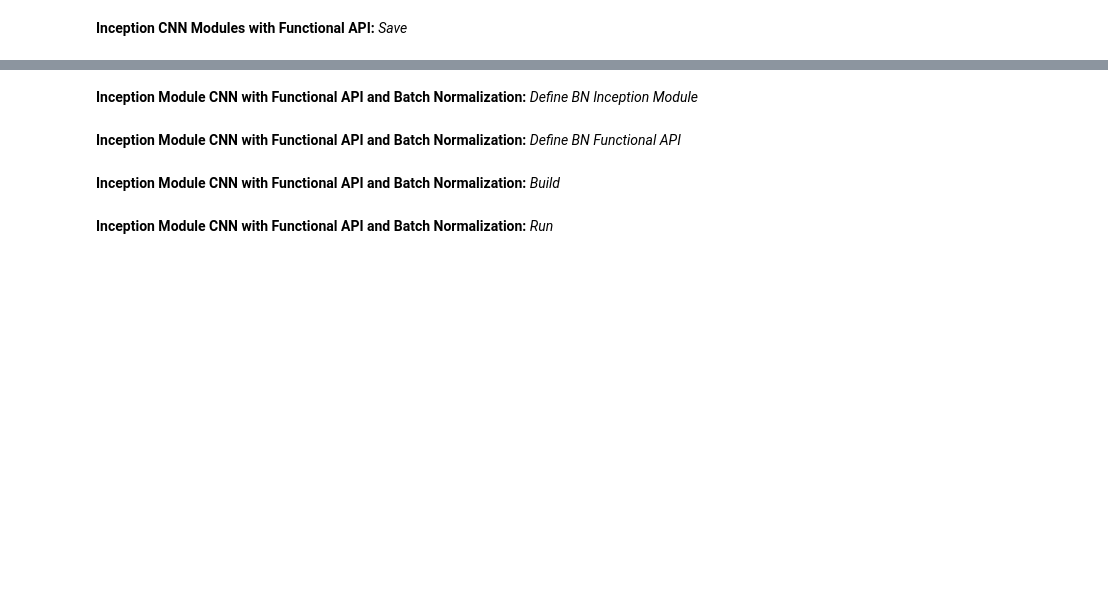
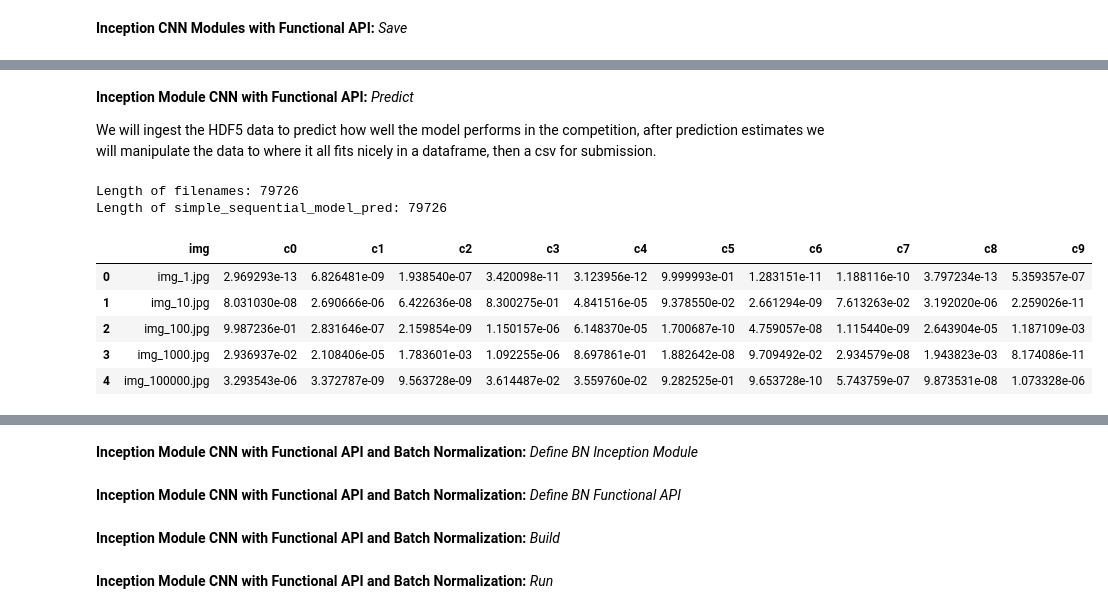
Before and after one commit to showmalley/code_portfolio, a Jupyter notebook: Python -- Deep Learning/Deep_Learning_Distracted_Driving_Image_Recognition.ipynb, the cells around one changed output, grey strips where cells are left out. Drawn from its saved outputs; the diff is of its cells as text; code cells hidden in the pictures; blank space fills up the shorter version.

```diff
--- a/Python -- Deep Learning/Deep_Learning_Distracted_Driving_Image_Recognition.ipynb
+++ b/Python -- Deep Learning/Deep_Learning_Distracted_Driving_Image_Recognition.ipynb
@@ -520,7 +548,7 @@ __Inception Module CNN with Functional API:__ _Run_
 # %%
 # Fit Model
 t0=time.time()
-history = model.fit(X_train, Y_train, validation_split = 0.25, epochs=25, batch_size=200, verbose=2)
+history = model.fit(X_train, Y_train, validation_split = 0.25, epochs=15, batch_size=200, verbose=2)
 t1=time.time()
 print(t1-t0," seconds")
 # %% [output]
@@ -565,0 +601,4 @@ print("Saved model to disk")
+# %% [markdown]
+__Inception Module CNN with Functional API:__ _Predict_
+
+We will ingest the HDF5 data to predict how well the model performs in the competition, after prediction estimates we will manipulate the data to where it all fits nicely in a dataframe, then a csv for submission.
@@ -565,0 +608,28 @@ print("Saved model to disk")
+# %%
+best_model_pred = model.predict(X_Final_Test)
+# %%
+pred_names = ['c0','c1','c2','c3','c4','c5','c6','c7','c8','c9']
+
+pred_filenames_df = pd.read_csv("pred_filenames.csv")
+pred_filenames = list(pred_filenames_df.iloc[:,1])
+# %%
+print("Length of filenames: " + str(len(pred_filenames)))
+print("Length of simple_sequential_model_pred: " + str(best_model_pred.shape[0]))
+# %% [output]
+Length of filenames: 79726
+Length of simple_sequential_model_pred: 79726
+# %%
+best_model_pred_df = pd.DataFrame(best_model_pred,
+                                               index = pred_filenames,
+                                               columns = pred_names)
+
+best_model_pred_df = best_model_pred_df.reset_index()
+best_model_pred_df.rename(columns={'index': 'img'}, inplace=True)
+best_model_pred_df.head()
+# %% [output]
+|  | img | c0 | c1 | c2 | c3 | c4 | c5 | c6 | c7 | c8 | c9 |
+| 0 | img_1.jpg | 2.969293e-13 | 6.826481e-09 | 1.938540e-07 | 3.420098e-11 | 3.123956e-12 | 9.999993e-01 | 1.283151e-11 | 1.188116e-10 | 3.797234e-13 | 5.359357e-07 |
+| 1 | img_10.jpg | 8.031030e-08 | 2.690666e-06 | 6.422636e-08 | 8.300275e-01 | 4.841516e-05 | 9.378550e-02 | 2.661294e-09 | 7.613263e-02 | 3.192020e-06 | 2.259026e-11 |
+| 2 | img_100.jpg | 9.987236e-01 | 2.831646e-07 | 2.159854e-09 | 1.150157e-06 | 6.148370e-05 | 1.700687e-10 | 4.759057e-08 | 1.115440e-09 | 2.643904e-05 | 1.187109e-03 |
+| 3 | img_1000.jpg | 2.936937e-02 | 2.108406e-05 | 1.783601e-03 | 1.092255e-06 | 8.697861e-01 | 1.882642e-08 | 9.709492e-02 | 2.934579e-08 | 1.943823e-03 | 8.174086e-11 |
+| 4 | img_100000.jpg | 3.293543e-06 | 3.372787e-09 | 9.563728e-09 | 3.614487e-02 | 3.559760e-02 | 9.282525e-01 | 9.653728e-10 | 5.743759e-07 | 9.873531e-08 | 1.073328e-06 |
```
Also changed, not shown: parts of 34 cells of this notebook.
